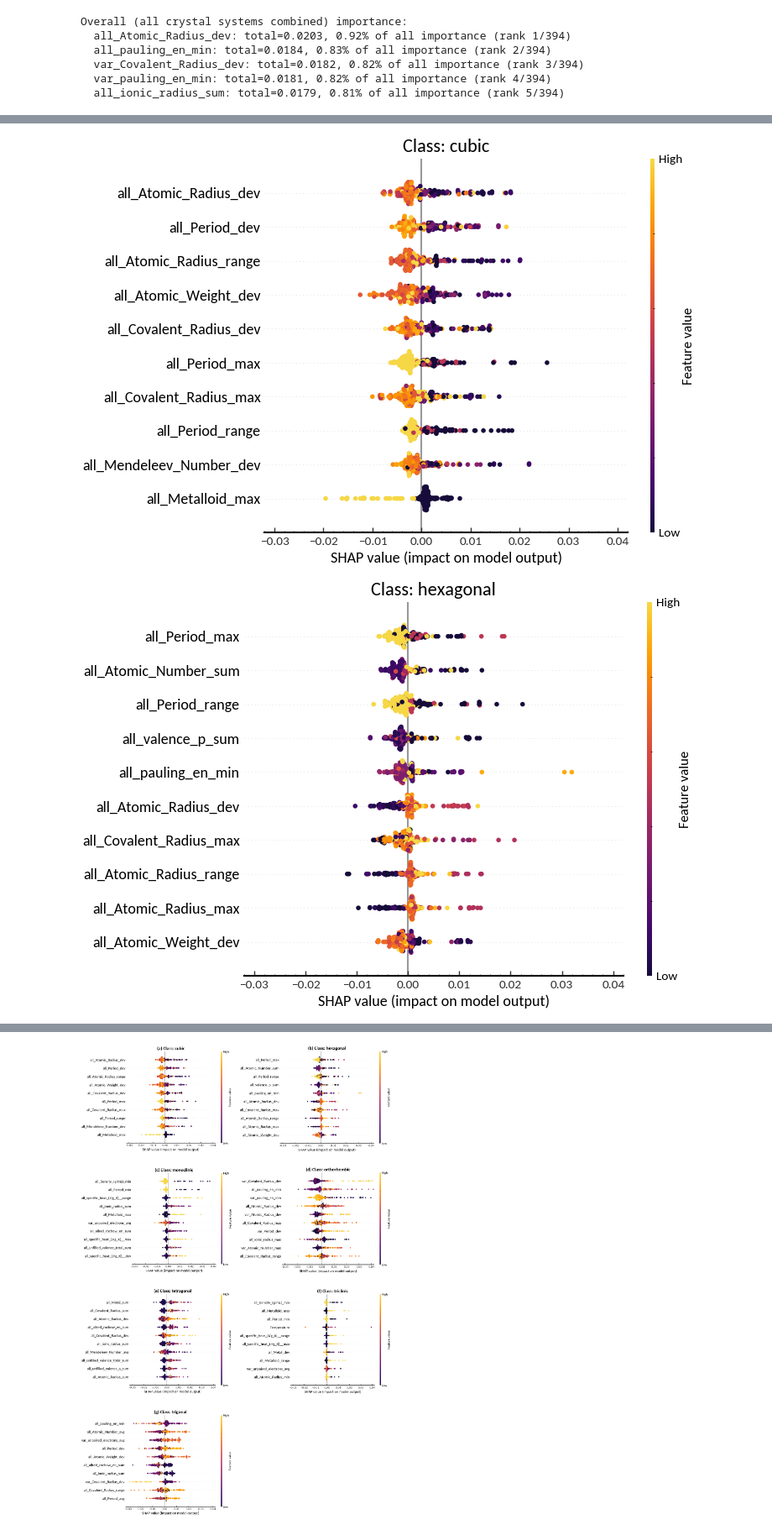
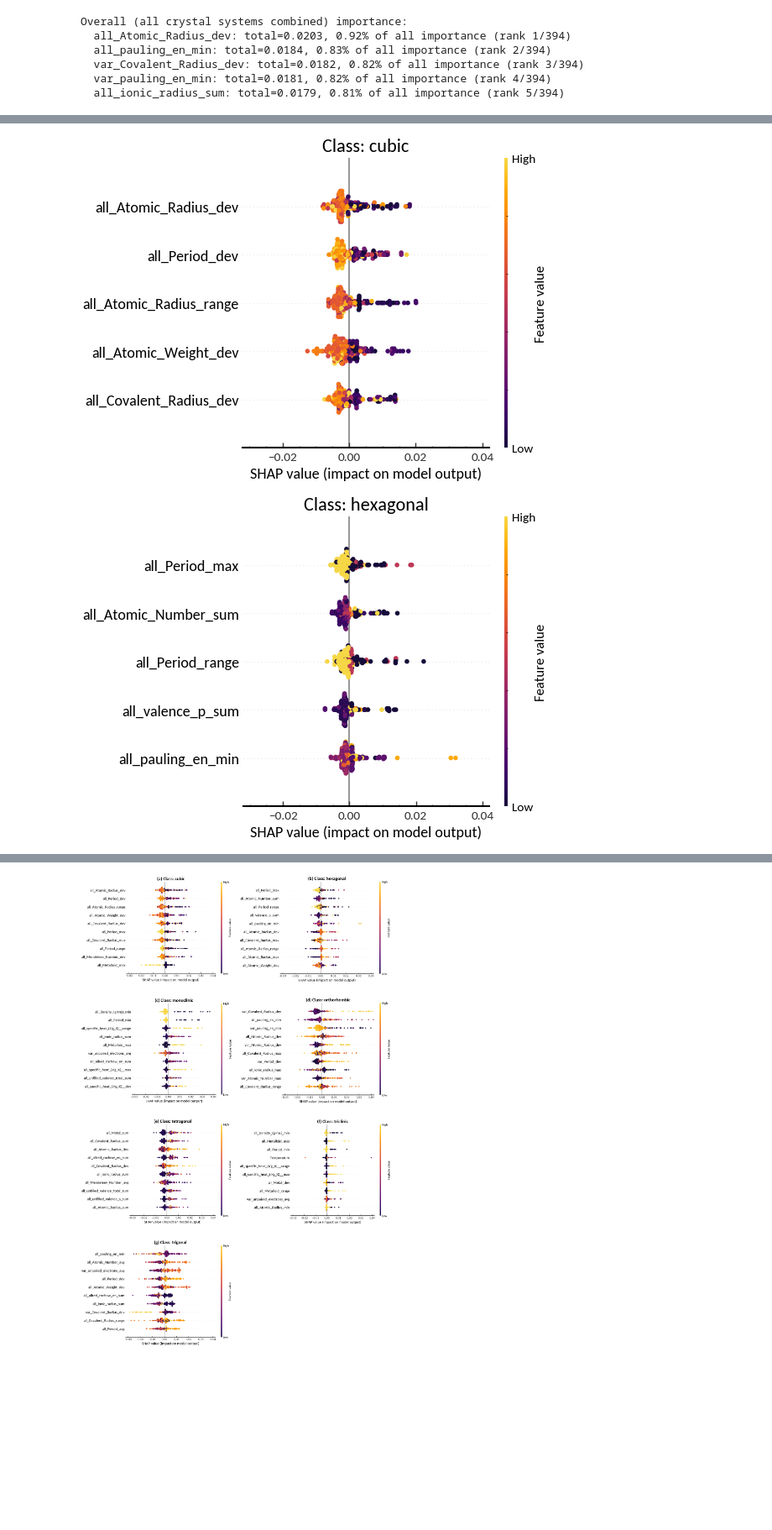
Before and after one commit to RAMP-Labs/ApprOxiMate, a Jupyter notebook: notebooks/exp3a_approx_runML.ipynb, the cells around one changed output, grey strips where cells are left out. Shown at 84% size. Cells and saved outputs as stored; diff of their text form; code cells hidden in the pictures; blank space fills up the shorter version.

```diff
--- a/notebooks/exp3a_approx_runML.ipynb
+++ b/notebooks/exp3a_approx_runML.ipynb
@@ -391,7 +391,7 @@ def truncate_colormap(cmap, minval=0.0, maxval=1.0, n=256):
 
 cmap_trunc = truncate_colormap(cm.inferno, minval=0.1, maxval=0.9)
 # %%
-fig, ax = plt.subplots(figsize=(10, 7.5))
+fig, ax = plt.subplots(figsize=(12, 8))
 
 ax = top_5_features.plot(
     kind='bar',
@@ -429,6 +429,7 @@ if use_hatching:
 ax.legend(
     ncol=1,
     loc='upper right',
+    fontsize = "14"
 )
 
 plt.tight_layout()
@@ -530,28 +524,27 @@ shap_values = explainer(X_test_df)
 # %%
 for i in range(7):
     shap_values_cat = shap_values[..., i]
 
     mean_abs = np.abs(shap_values_cat.values).mean(axis=0)
-    top10_idx = np.argsort(mean_abs)[-10:]
+    top10_idx = np.argsort(mean_abs)[-5:]
 
     shap_top10 = shap.Explanation(
         values=shap_values_cat.values[:, top10_idx],
         base_values=shap_values_cat.base_values,
         data=shap_values_cat.data[:, top10_idx] if shap_values_cat.data is not None else None,
         feature_names=[feature_cols[j] for j in top10_idx]
     )
 
-    fig = plt.figure(figsize=(6, 6))  # square figure BEFORE calling beeswarm
-    shap.plots.beeswarm(shap_top10, max_display=10, color=cmap_trunc, show=False)
+    shap.plots.beeswarm(shap_top10, max_display=5, color=cmap_trunc, show=False, plot_size=(6,4.5))
     ax = plt.gca()
     ax.set_xlabel("SHAP value (impact on model output)")
     ax.set_title(f"Class: {label_mapping[i]}")
     ax.set_xlim(-0.032,0.042)
     for label in ax.get_yticklabels():
         label.set_color('black')
     plt.tight_layout()
     plt.savefig(f'outputs/beeswarm_class_{label_mapping[i]}.png', bbox_inches='tight')
     plt.show()
 # %% [output]
-[figure, old version]
+[figure, new version]
-[figure, old version]
+[figure, new version]
```
Also changed, not shown: parts of 6 cells of this notebook, 8 other files.
